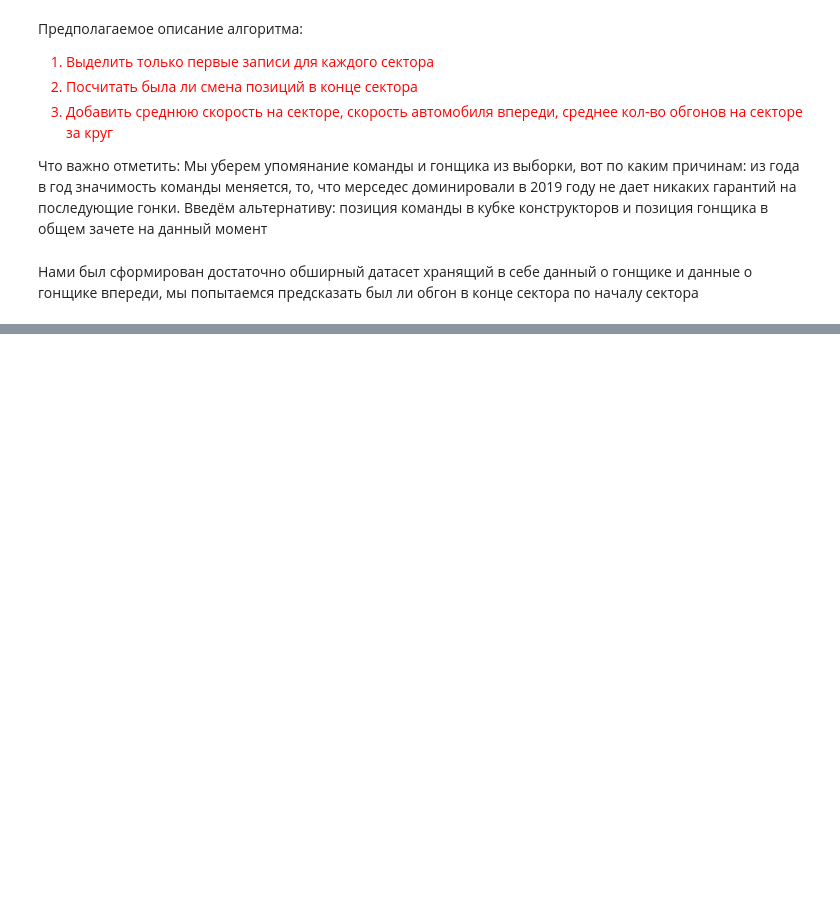
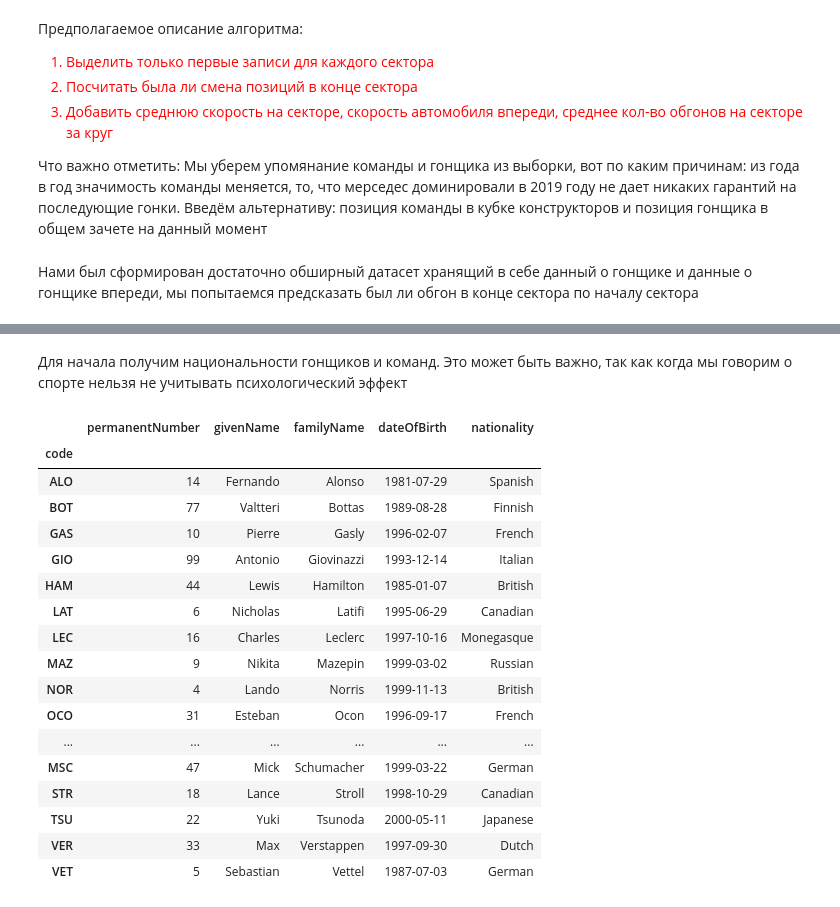
Before and after one commit to BuzzErR/f1analysis, a Jupyter notebook: Formula/main.ipynb, the cells around one changed output, grey strips where cells are left out. Saved outputs shown, nothing was run; the diff lists cells and outputs as text; code cells hidden in the pictures; blank space fills up the shorter version.

```diff
--- a/Formula/main.ipynb
+++ b/Formula/main.ipynb
@@ -360,0 +371,32 @@ X.fillna()
+# %% [markdown]
+Для начала получим национальности гонщиков и команд. Это может быть важно, так как когда мы говорим о спорте нельзя не учитывать психологический эффект
+# %%
+nationalities = pd.read_csv('countries.csv')
+nationalities.drop(columns=['CCA2', 'CCA3'], inplace=True)
+nationalities = nationalities.set_index('Name').T.to_dict('records')[0]
+
+
+drivers = requests.get(f'http://ergast.com/api/f1/{selected_season}/{selected_race}/drivers.json').json()['MRData']['DriverTable']['Drivers']
+drivers = pd.DataFrame.from_dict(drivers)
+drivers.drop(columns=['url', 'driverId'], inplace=True)
+drivers = drivers.set_index(['code'])
+drivers
+# %% [output]
+|  | permanentNumber | givenName | familyName | dateOfBirth | nationality |
+| code |  |  |  |  |  |
+| ALO | 14 | Fernando | Alonso | 1981-07-29 | Spanish |
+| BOT | 77 | Valtteri | Bottas | 1989-08-28 | Finnish |
+| GAS | 10 | Pierre | Gasly | 1996-02-07 | French |
+| GIO | 99 | Antonio | Giovinazzi | 1993-12-14 | Italian |
+| HAM | 44 | Lewis | Hamilton | 1985-01-07 | British |
+| LAT | 6 | Nicholas | Latifi | 1995-06-29 | Canadian |
+| LEC | 16 | Charles | Leclerc | 1997-10-16 | Monegasque |
+| MAZ | 9 | Nikita | Mazepin | 1999-03-02 | Russian |
+| NOR | 4 | Lando | Norris | 1999-11-13 | British |
+| OCO | 31 | Esteban | Ocon | 1996-09-17 | French |
+| ... | ... | ... | ... | ... | ... |
+| MSC | 47 | Mick | Schumacher | 1999-03-22 | German |
+| STR | 18 | Lance | Stroll | 1998-10-29 | Canadian |
+| TSU | 22 | Yuki | Tsunoda | 2000-05-11 | Japanese |
+| VER | 33 | Max | Verstappen | 1997-09-30 | Dutch |
+| VET | 5 | Sebastian | Vettel | 1987-07-03 | German |
```
Also changed, not shown: parts of 19 cells of this notebook, 1 other file.
